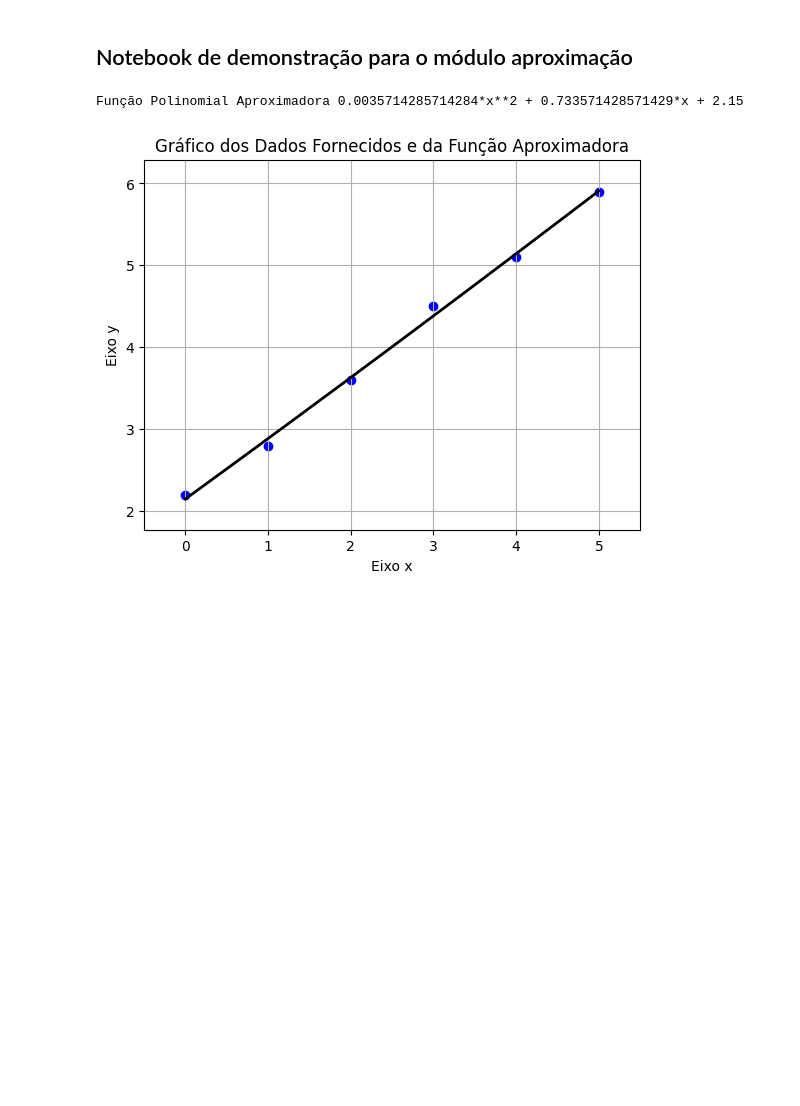
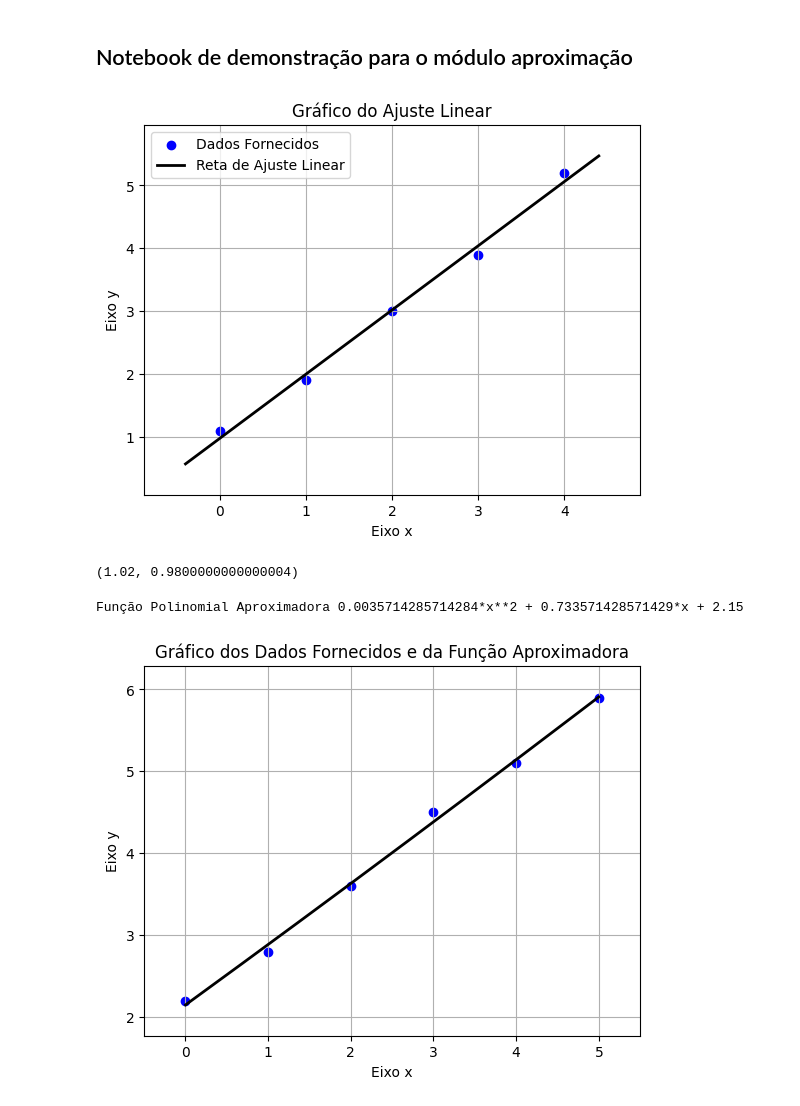
Before and after one commit to Mateus-Band/CB2325NumericaG07, a Jupyter notebook: notebooks_demos/aproximacao_demo.ipynb, the cells around one changed output. Saved outputs shown, nothing was run; the diff lists cells and outputs as text; code cells hidden in the pictures; blank space fills up the shorter version.

Commit message:
Criação da função de ajuste linear

```diff
--- a/notebooks_demos/aproximacao_demo.ipynb
+++ b/notebooks_demos/aproximacao_demo.ipynb
@@ -13,3 +14,8 @@ from CB2325NumericaG07.aproximacao import ajuste_polinomial
+# %%
+ajuste_linear([0, 1, 2, 3, 4], [1.1, 1.9, 3.0, 3.9, 5.2])
+# %% [output]
+[figure, added]
+(1.02, 0.9800000000000004)
 # %%
 ajuste_polinomial([0, 1, 2, 3, 4, 5], [2.2, 2.8, 3.6, 4.5, 5.1, 5.9], 2)
 # %% [output]
```
Also changed, not shown: parts of 1 cell of this notebook, 1 other file.
